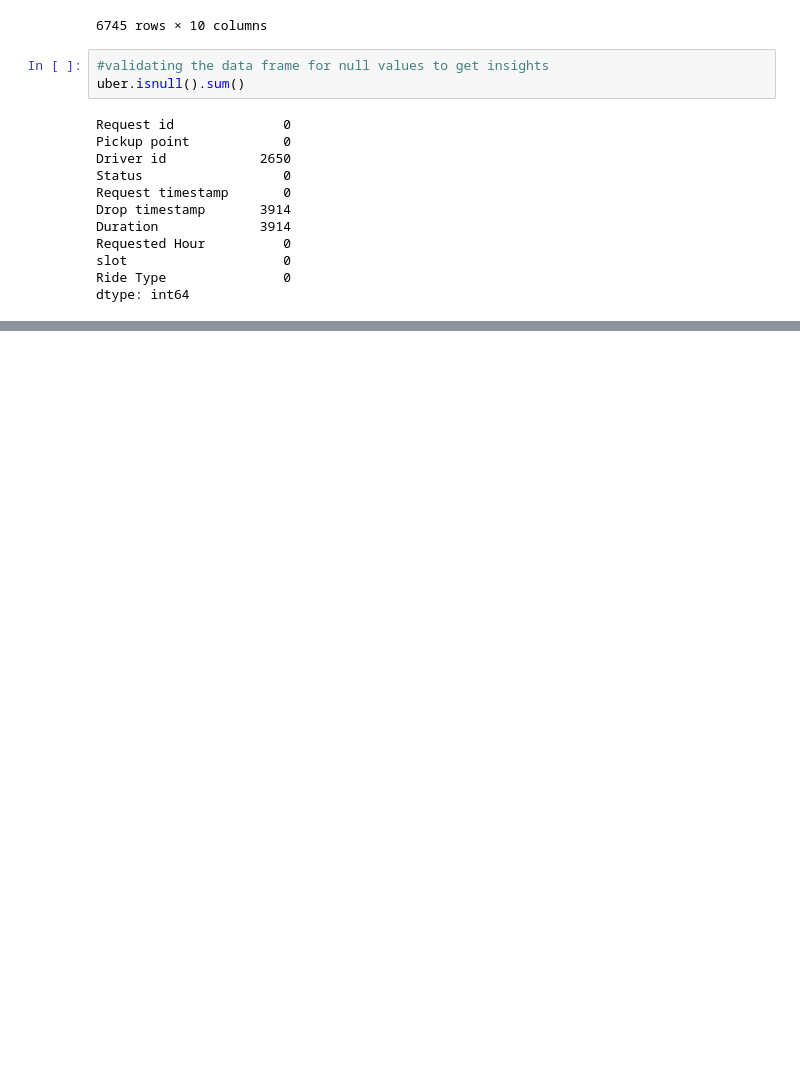
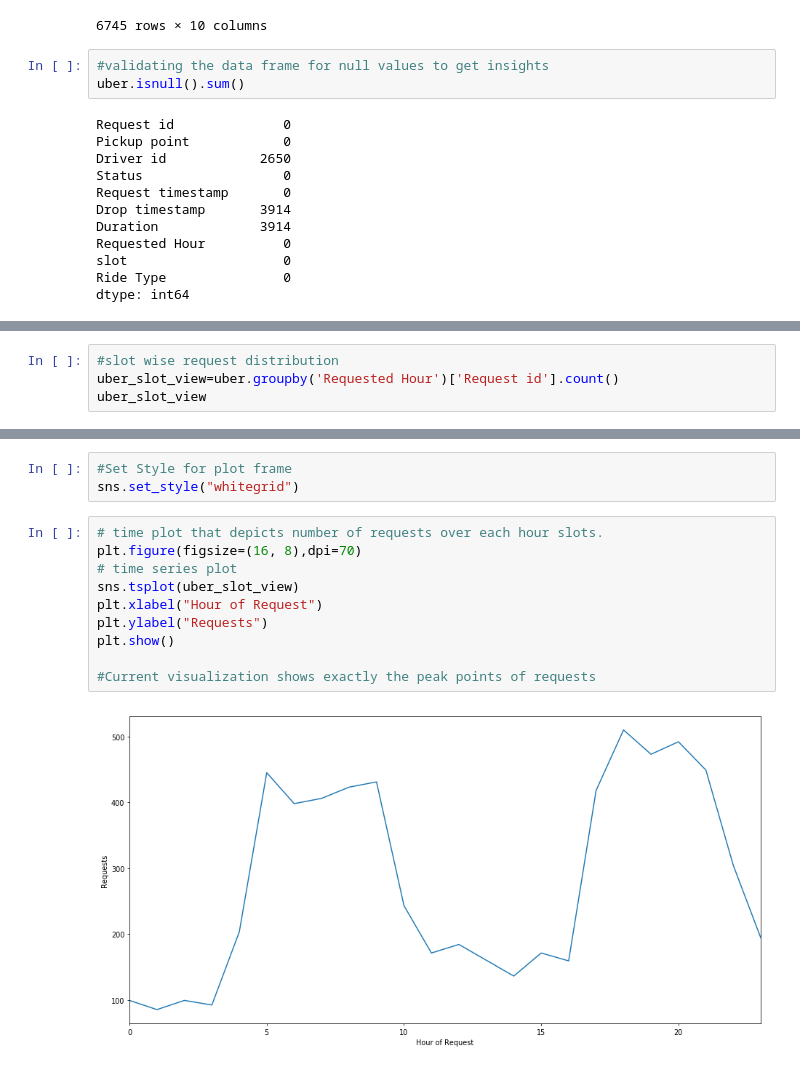
Before and after one commit to gladiatorlearns/PGDDS, a Jupyter notebook: Statistics and Exploratory Data Analytics/Uber Assignment/Uber Supply Demand Gap.ipynb, the cells around one changed output, grey strips where cells are left out. Saved outputs shown, nothing was run; the diff lists cells and outputs as text; blank space fills up the shorter version.

```diff
--- a/Statistics and Exploratory Data Analytics/Uber Assignment/Uber Supply Demand Gap.ipynb
+++ b/Statistics and Exploratory Data Analytics/Uber Assignment/Uber Supply Demand Gap.ipynb
@@ -221,0 +249,4 @@ dtype: int64
+# %%
+#slot wise request distribution
+uber_slot_view=uber.groupby('Requested Hour')['Request id'].count()
+uber_slot_view
@@ -221,0 +271,15 @@ dtype: int64
+# %%
+#Set Style for plot frame
+sns.set_style("whitegrid")
+# %%
+# time plot that depicts number of requests over each hour slots.
+plt.figure(figsize=(16, 8),dpi=70)
+# time series plot
+sns.tsplot(uber_slot_view)
+plt.xlabel("Hour of Request")
+plt.ylabel("Requests")
+plt.show()
+
+#Current visualization shows exactly the peak points of requests
+# %% [output]
+[figure, added]
```
Also changed, not shown: parts of 21 cells of this notebook.
